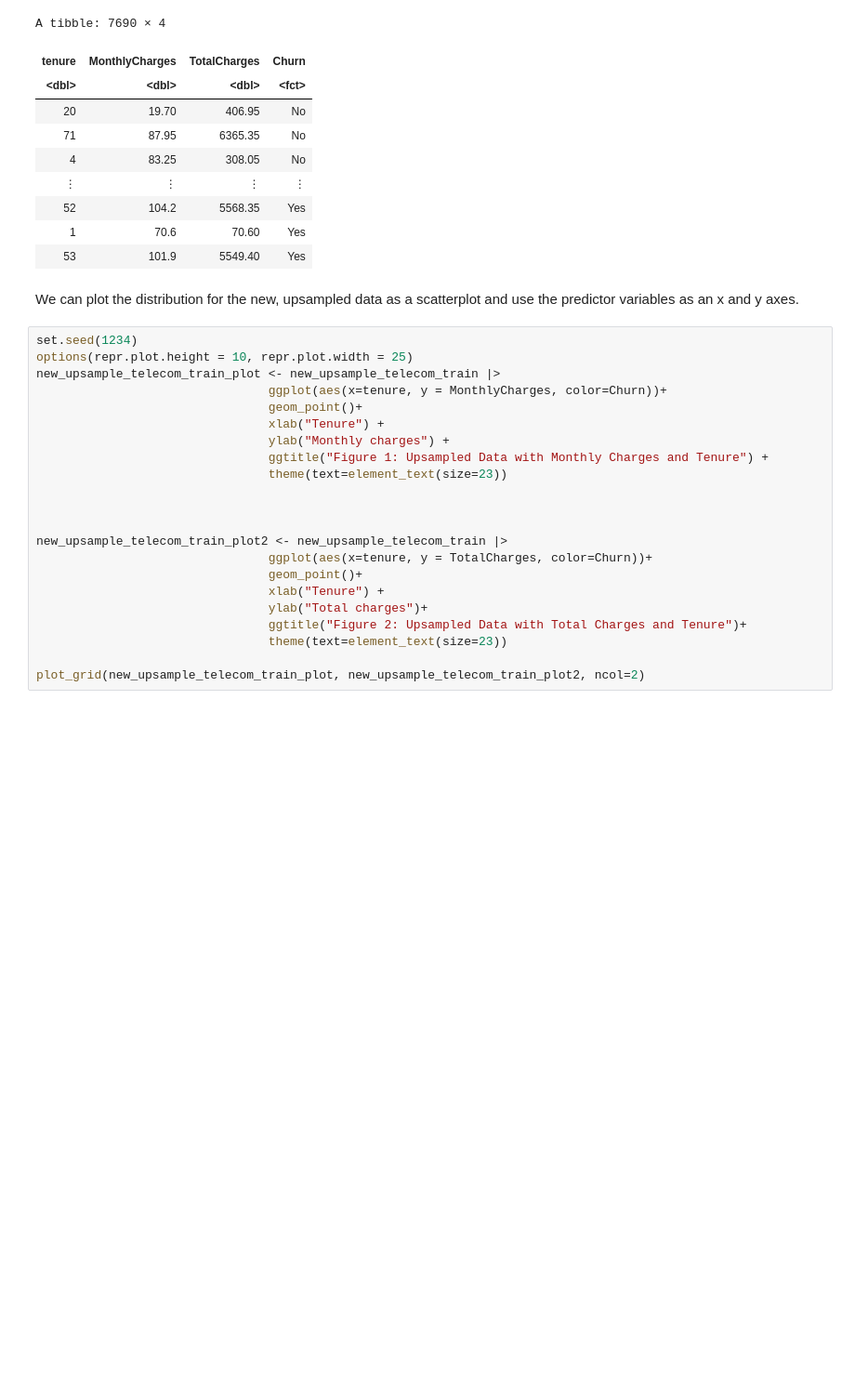
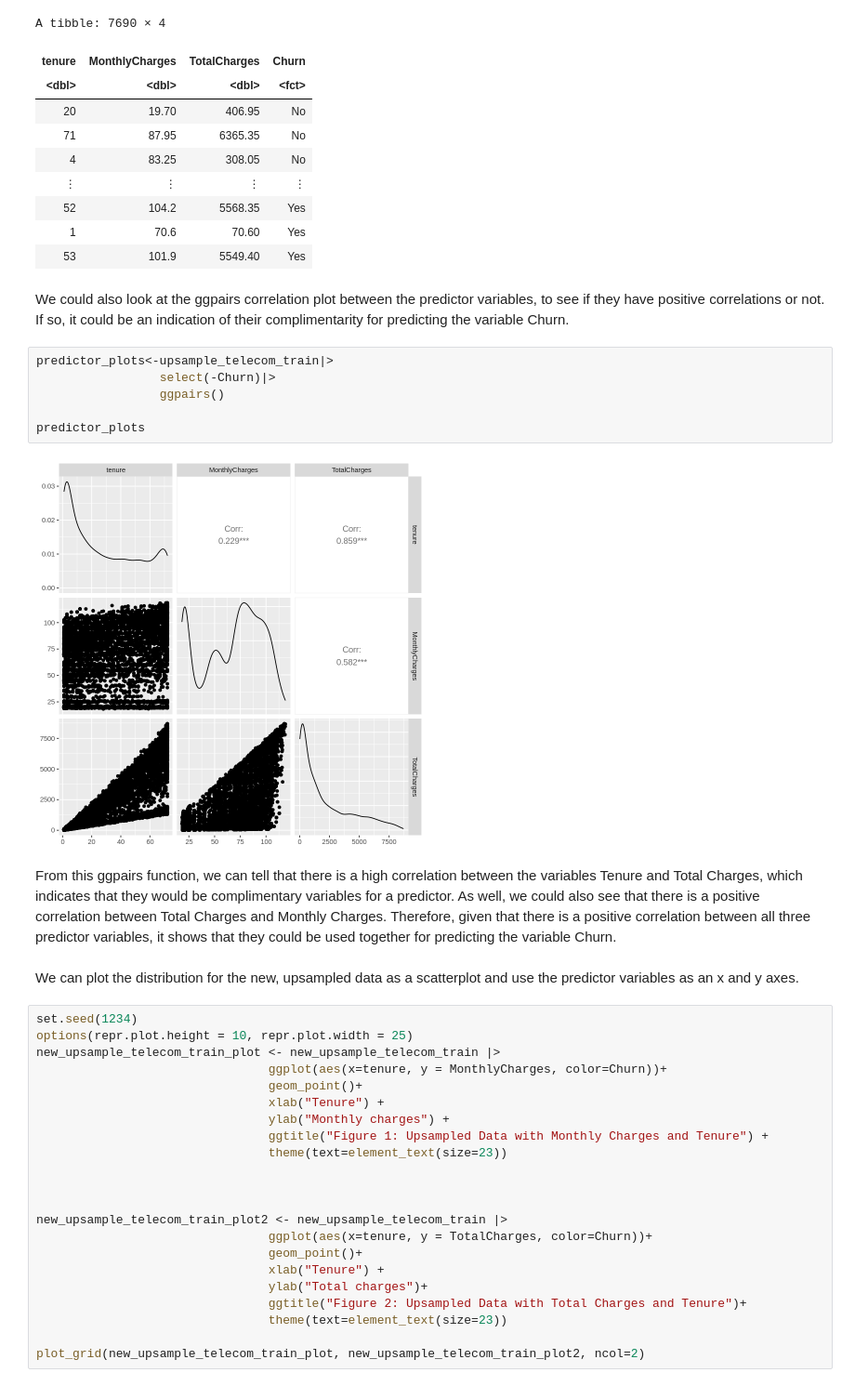
Before and after one commit to hardy1273/churn-analysis-dsci-100, a Jupyter notebook: workingdocument.ipynb, the cells around one changed output. Shown at 93% size. Drawn from its saved outputs; the diff is of its cells as text; blank space fills up the shorter version.

Commit message:
Added GGpairs function

```diff
--- a/workingdocument.ipynb
+++ b/workingdocument.ipynb
@@ -107,6 +107,18 @@ A tibble: 7690 × 4
 | 52 | 104.2 | 5568.35 | Yes |
 | 1 | 70.6 | 70.60 | Yes |
 | 53 | 101.9 | 5549.40 | Yes |
+# %% [markdown]
+We could also look at the ggpairs correlation plot between the predictor variables, to see if they have positive correlations or not. If so, it could be an indication of their complimentarity for predicting the variable Churn.
+# %%
+predictor_plots<-upsample_telecom_train|>
+                 select(-Churn)|>
+                 ggpairs()
+
+predictor_plots
+# %% [output]
+[figure, added]
+# %% [markdown]
+From this ggpairs function, we can tell that there is a high correlation between the variables Tenure and Total Charges, which indicates that they would be complimentary variables for a predictor. As well, we could also see that there is a positive correlation between Total Charges and Monthly Charges. Therefore, given that there is a positive correlation between all three predictor variables, it shows that they could be used together for predicting the variable Churn.
 # %% [markdown]
 We can plot the distribution for the new, upsampled data as a scatterplot and use the predictor variables as an x and y axes.
 # %%
```
Also changed, not shown: parts of 1 cell of this notebook.
